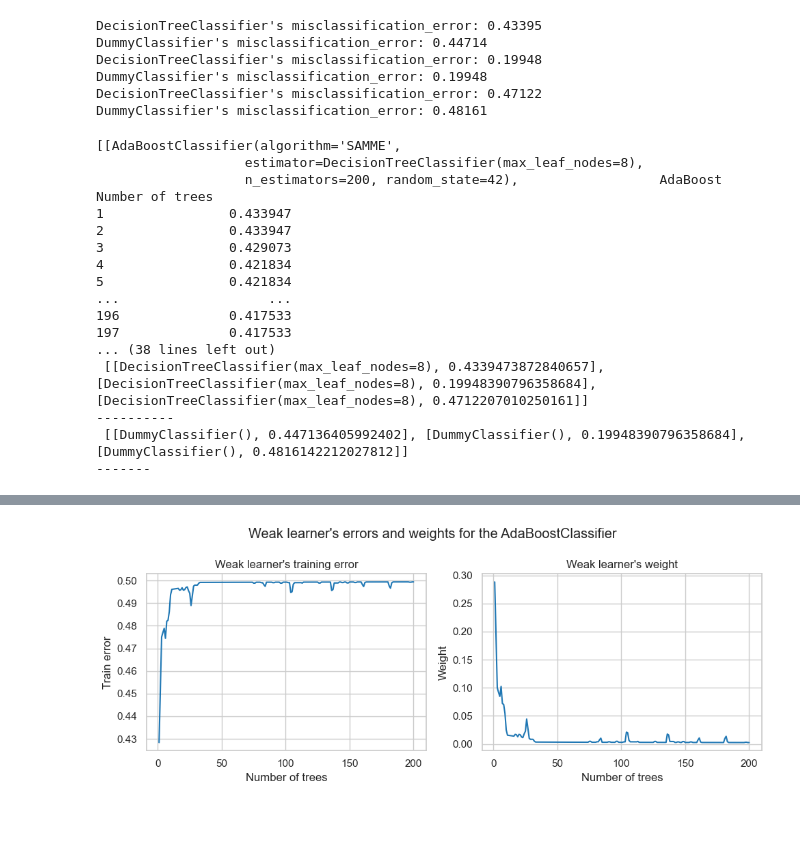
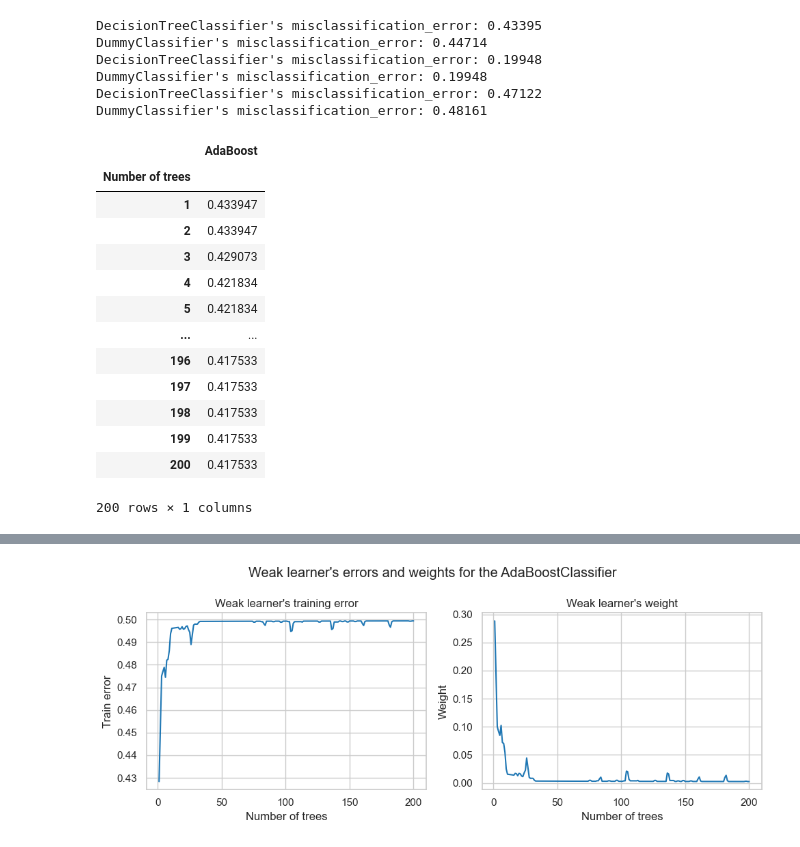
Before and after one commit to deveshtalreja/Final-Project, a Jupyter notebook: Final Project.ipynb, the cells around one changed output, grey strips where cells are left out. Saved outputs shown, nothing was run; the diff lists cells and outputs as text; code cells hidden in the pictures; blank space fills up the shorter version.

```diff
--- a/Final Project.ipynb
+++ b/Final Project.ipynb
@@ -387,25 +387,22 @@ DecisionTreeClassifier's misclassification_error: 0.19948
 DummyClassifier's misclassification_error: 0.19948
 DecisionTreeClassifier's misclassification_error: 0.47122
 DummyClassifier's misclassification_error: 0.48161
-# %%
-print(models_Boost, '\n--------\n', models_decision, '\n----------\n', models_dummy, '\n-------\n')
-# %% [output]
-[[AdaBoostClassifier(algorithm='SAMME',
-                   estimator=DecisionTreeClassifier(max_leaf_nodes=8),
-                   n_estimators=200, random_state=42),                  AdaBoost
-Number of trees
-1                0.433947
-2                0.433947
-3                0.429073
-4                0.421834
-5                0.421834
-...                   ...
-196              0.417533
-197              0.417533
-... (38 lines left out)
- [[DecisionTreeClassifier(max_leaf_nodes=8), 0.4339473872840657], [DecisionTreeClassifier(max_leaf_nodes=8), 0.19948390796358684], [DecisionTreeClassifier(max_leaf_nodes=8), 0.4712207010250161]]
-----------
- [[DummyClassifier(), 0.447136405992402], [DummyClassifier(), 0.19948390796358684], [DummyClassifier(), 0.4816142212027812]]
--------
+# %%
+boosting_errors
+# %% [output]
+|  | AdaBoost |
+| Number of trees |  |
+| 1 | 0.433947 |
+| 2 | 0.433947 |
+| 3 | 0.429073 |
+| 4 | 0.421834 |
+| 5 | 0.421834 |
+| ... | ... |
+| 196 | 0.417533 |
+| 197 | 0.417533 |
+| 198 | 0.417533 |
+| 199 | 0.417533 |
+| 200 | 0.417533 |
+200 rows × 1 columns
 # %%
 def plot_error(boosting_errors, weak_learners_misclassification_error, dummy_classifiers_misclassification_error, position):
```
Also changed, not shown: parts of 1 cell of this notebook.
